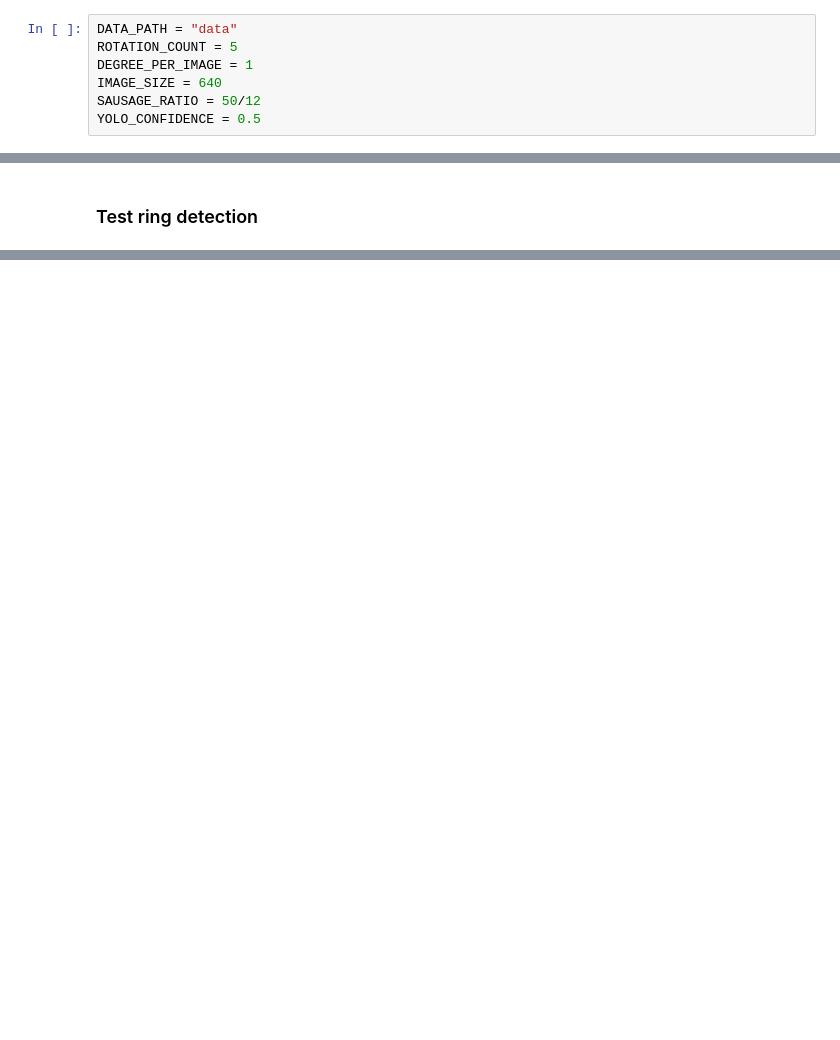
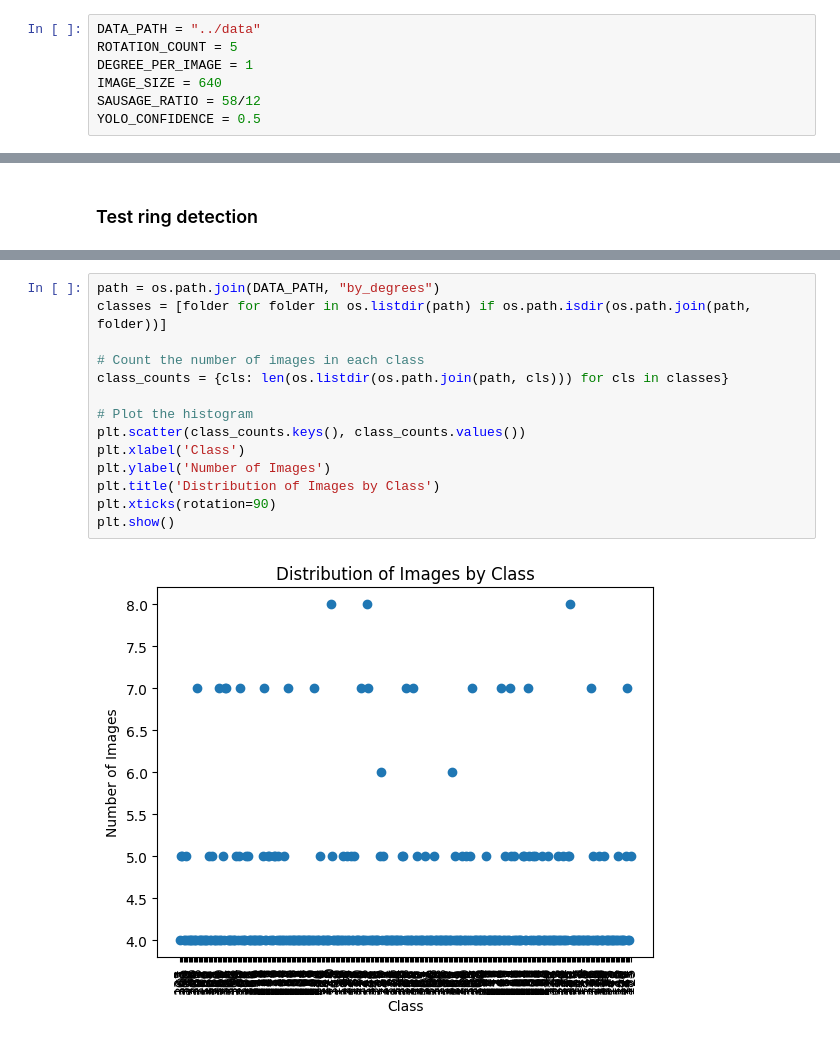
Before and after one commit to VladSarm/sausage_rotation_estimation, a Jupyter notebook: high_level/collect_ring_dataset.ipynb, the cells around one changed output, grey strips where cells are left out. Drawn from its saved outputs; the diff is of its cells as text; blank space fills up the shorter version.

```diff
--- a/high_level/collect_ring_dataset.ipynb
+++ b/high_level/collect_ring_dataset.ipynb
@@ -10,11 +10,11 @@ from tqdm import tqdm
 ### PLACE THE SAUSAGE IN INITIAL POSITION
 **Flat part of the ring to the top**
 # %%
-DATA_PATH = "data"
+DATA_PATH = "../data"
 ROTATION_COUNT = 5
 DEGREE_PER_IMAGE = 1
 IMAGE_SIZE = 640
-SAUSAGE_RATIO = 50/12
+SAUSAGE_RATIO = 58/12
 YOLO_CONFIDENCE = 0.5
 # %%
 controller = StepperController('/dev/tty.usbserial-2130')
@@ -123,0 +98,16 @@ Rotation completed at 95.83 degrees
+# %%
+path = os.path.join(DATA_PATH, "by_degrees")
+classes = [folder for folder in os.listdir(path) if os.path.isdir(os.path.join(path, folder))]
+
+# Count the number of images in each class
+class_counts = {cls: len(os.listdir(os.path.join(path, cls))) for cls in classes}
+
+# Plot the histogram
+plt.scatter(class_counts.keys(), class_counts.values())
+plt.xlabel('Class')
+plt.ylabel('Number of Images')
+plt.title('Distribution of Images by Class')
+plt.xticks(rotation=90)
+plt.show()
+# %% [output]
+[figure, added]
```
Also changed, not shown: parts of 4 cells of this notebook, 5 other files.
